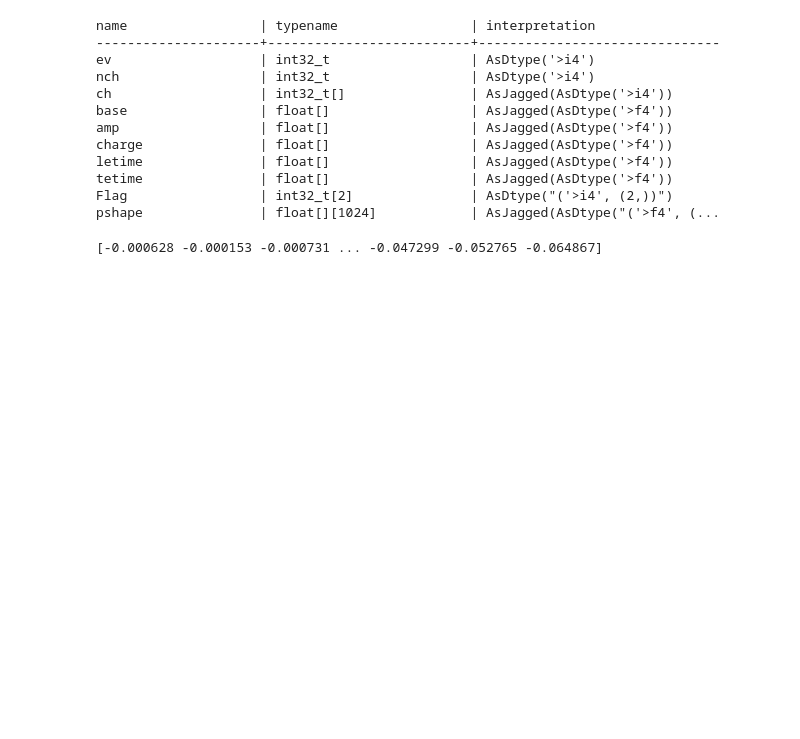
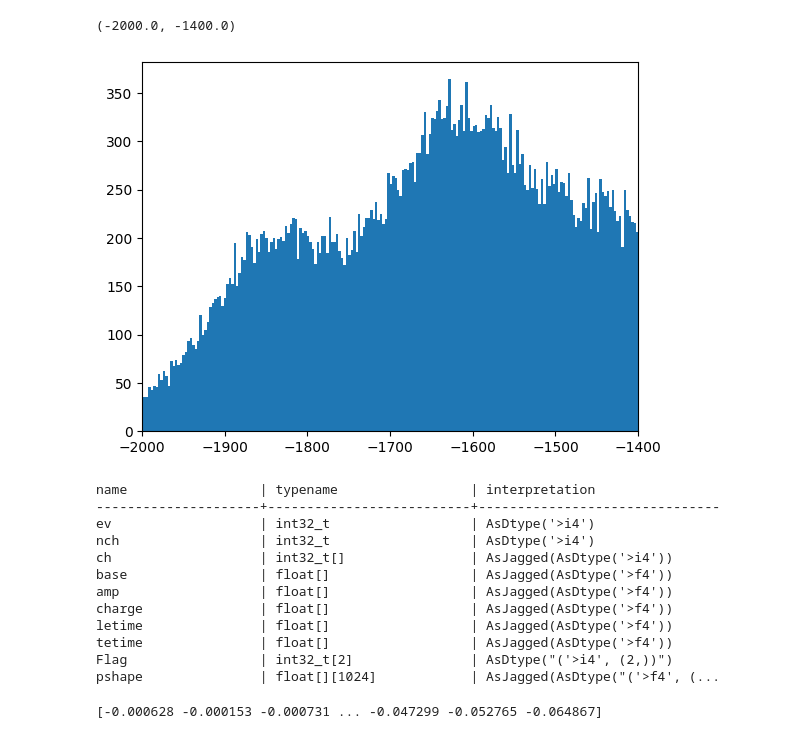
Before and after one commit to 0-DvD-0/Sfera, a Jupyter notebook: Jupyter/timing_waveforms_Co.ipynb, the cells around one changed output. Saved outputs shown, nothing was run; the diff lists cells and outputs as text; code cells hidden in the pictures; blank space fills up the shorter version.

```diff
--- a/Jupyter/timing_waveforms_Co.ipynb
+++ b/Jupyter/timing_waveforms_Co.ipynb
@@ -9,3 +11,34 @@ from sklearn.preprocessing import normalize as norm
+# %%
+def load_histo(dat_PATH):
+    data = np.loadtxt(dat_PATH, skiprows=0, comments='==')
+    noises_edges = np.zeros((int(data.shape[0]/2), data.shape[1]))       #np.array([[]] * int(data.shape[0]/2))
+    noises_values = np.zeros((int(data.shape[0]/2), data.shape[1]))       #np.array([[]] * int(data.shape[0]/2))
+
+    for i in range(int(data.shape[0]/2)):
+        noises_edges[i] = (data[2 * i])
+        noises_values[i] = (data[2 * i + 1])
+
+    return noises_edges, noises_values
+
+edge_N, bin_N = load_histo("../Dati/Run_Co_3000_50_ChargeHistos_5_27_2024.dat")
+
+channel = 12
+
+
+
+edge_N = edge_N[channel]
+bin_N = bin_N[channel]
+
+
+
+
+centers_N = np.convolve(edge_N, [0.5, 0.5], "valid")
+err_N = np.sqrt(bin_N)
+plt.bar(centers_N, bin_N[:-1], width=centers_N[1]-centers_N[0])
+plt.xlim(-2000, -1400)
+# %% [output]
+(-2000.0, -1400.0)
+[figure, added]
 # %%
 FILE_PATH = "../Dati/Run_Co_correlations_Data_5_23_2024_Ascii_0000.root" #Relative file path
 file = uproot.open(FILE_PATH)
```
Also changed, not shown: parts of 2 cells of this notebook, 1 other file.
